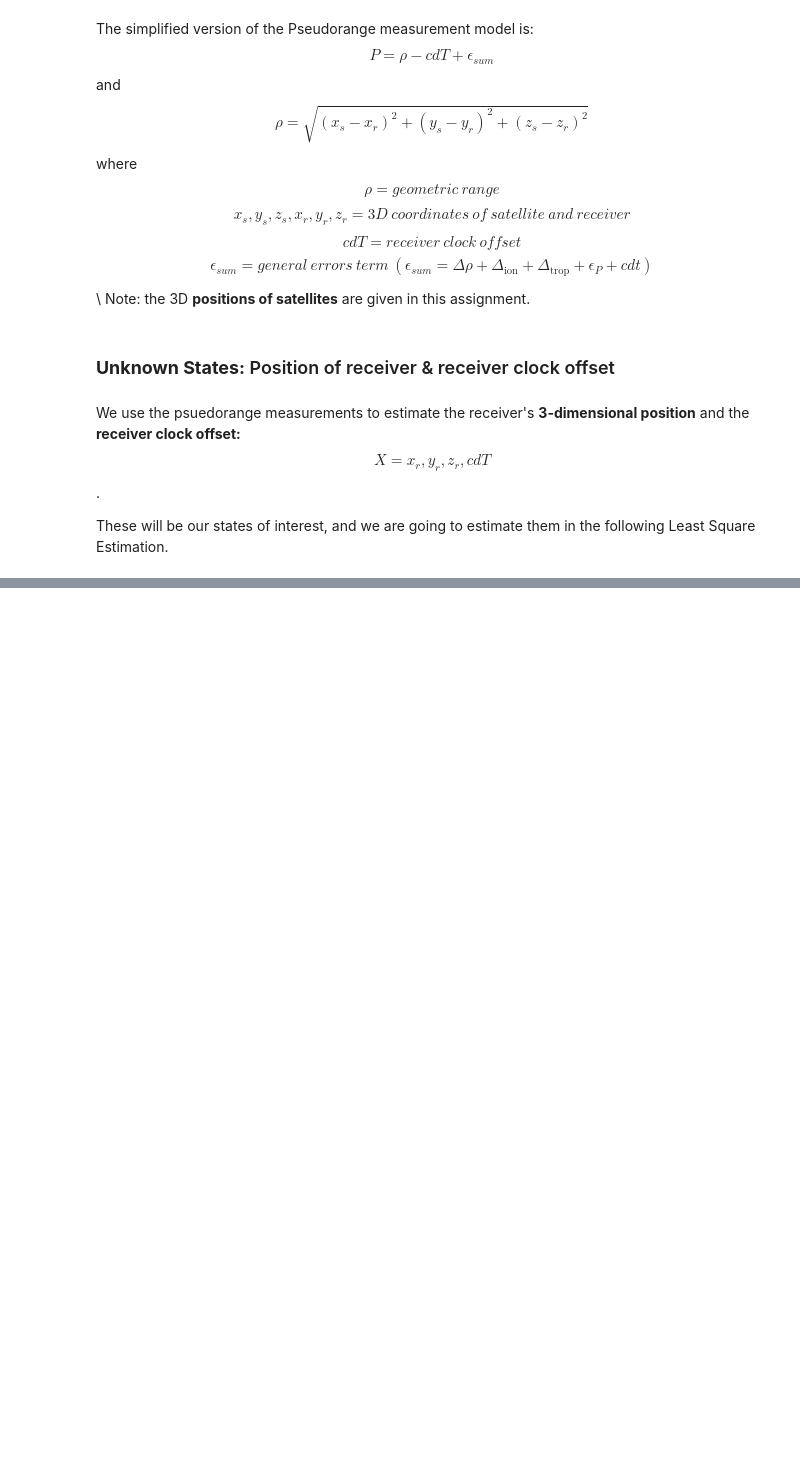
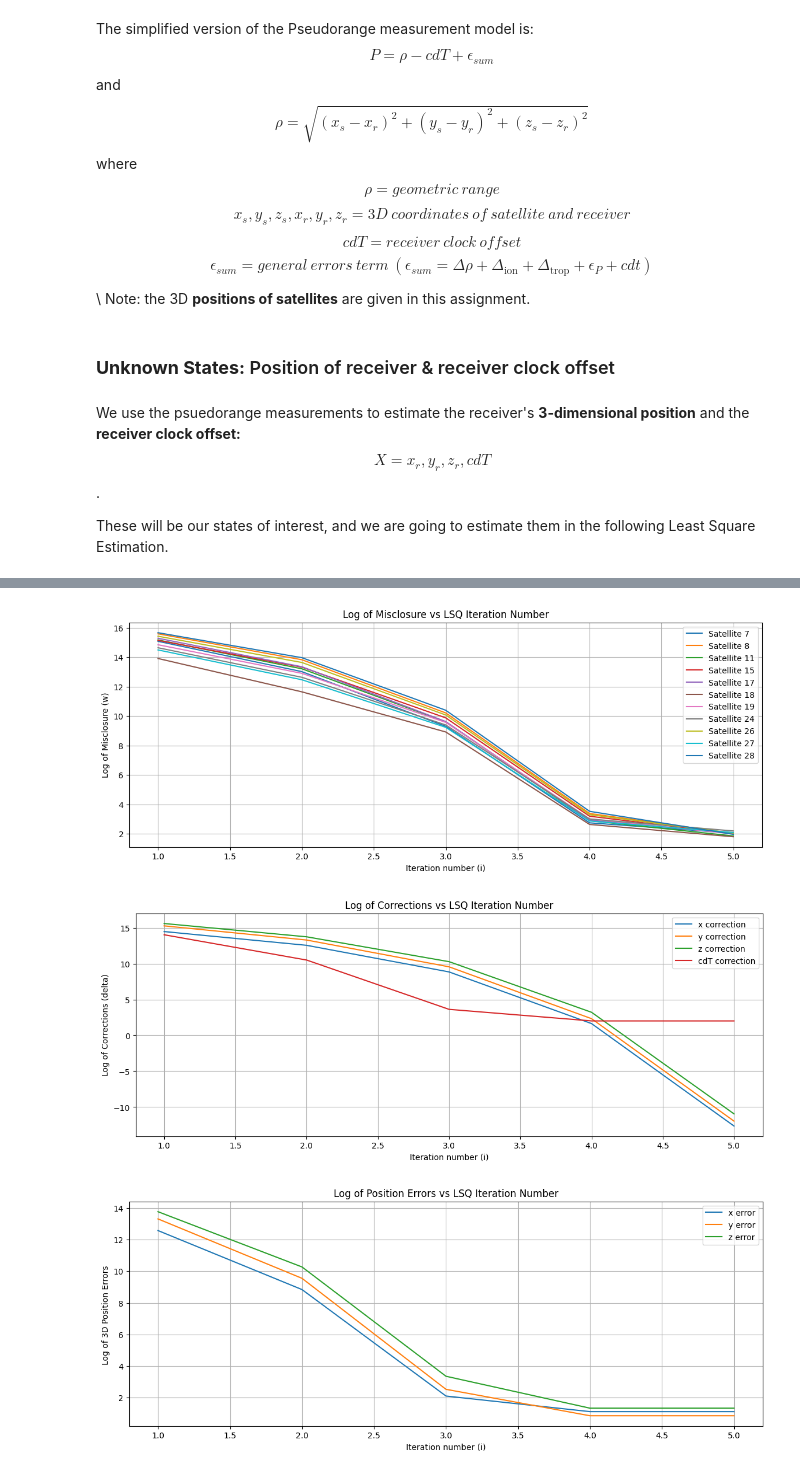
Before and after one commit to jasleenbadhesha/engg680_2024_fall, a Jupyter notebook: Lab_Assignment2/Assignment2.ipynb, the cells around one changed output, grey strips where cells are left out. Drawn from its saved outputs; the diff is of its cells as text; code cells hidden in the pictures; blank space fills up the shorter version.

```diff
--- a/Lab_Assignment2/Assignment2.ipynb
+++ b/Lab_Assignment2/Assignment2.ipynb
@@ -408,8 +435,24 @@ def euclidean_norm(receiver_pos, satellite_pos):
 # the function should return an two-dimensional array which represents the design matrix A
 # (2 marks)
 def design_matrix(r_pos, s_pos, rho):
-  #...
-  return A
+
+    c1= np.zeros((11,1))
+    c2= np.zeros((11,1))
+    c3= np.zeros((11,1))
+    c4= np.ones((11,1)) * -1
+
+    for k in range(11):
+        c1[k-1] = (r_pos[0,0]-s_pos[k-1,0])/(rho[k-1])
+        c2[k-1] = (r_pos[0,1]-s_pos[k-1,1])/(rho[k-1])
+        c3[k-1] = (r_pos[0,2]-s_pos[k-1,2])/(rho[k-1])
+
+    A = np.hstack((c1,c2,c3,c4))
+
+    return A
+
+# rho = euclidean_norm(x_hat, sat_pos)
+# A=design_matrix(x_hat[0:3], sat_pos, rho)
+# A
 # %%
 # step 9
 # start the iteration for the LSE (11 marks in total)
@@ -623,0 +567,56 @@ after the LSE convergence to the console.
+# %%
+# step 12
+# Using the imported matplotlib, plot the following (3 marks in total). Make sure to include proper axes information, legend, grid lines and title.
+
+# step 12
+# Using the imported matplotlib, plot the following (3 marks in total). Make sure to include proper axes information, legend, grid lines and title.
+
+# 1. Plot log of the misclosure w against the LSQ iteration number i
+# (1 marks)
+fig, ax=plt.subplots(nrows=1, ncols =1, figsize=(14,5))
+
+plt.plot(arr_i, np.log(np.abs(arr_w)), label=["Satellite 7", "Satellite 8", "Satellite 11", "Satellite 15", "Satellite 17", "Satellite 18", "Satellite 19", "Satellite 24", "Satellite 26", "Satellite 27", "Satellite 28"],)
+
+#the miscolsure of the norm must be calculated first
+
+#creating the plot itself, giving the plot, and axes titles
+plt.xlabel('Iteration number (i)')
+plt.ylabel('Log of Misclosure (w)')
+plt.title('Log of Misclosure vs LSQ Iteration Number')
+ax.grid(True)
+plt.legend()
+plt.show()
+
+# 2. Plot log of the corrections delta against the LSQ iteration number i
+# (1 marks)
+
+fig, ax=plt.subplots(nrows=1, ncols =1, figsize=(14,5))
+
+#we must first compute the norms of corrections for each iteration
+# norm_delta = [np.linalg.norm(d[:3]) for d in arr_delta]
+#creating the plot itself and naming plot and the axes labels
+
+plt.plot(arr_i, np.log(np.abs(arr_delta)), label=["x correction", "y correction", "z correction", "cdT correction"],)
+plt.xlabel('Iteration number (i)')
+plt.ylabel('Log of Corrections (delta)')
+plt.title('Log of Corrections vs LSQ Iteration Number')
+plt.grid(True)
+plt.legend()
+plt.show()
+
+# 3. Plot log of the 3D position errors against the LSQ iteration number i
+# (1 marks)
+
+fig, ax=plt.subplots(nrows=1, ncols =1, figsize=(14,5))
+plt.plot(arr_i, np.log(np.abs(arr_err_pos)), label=["x error", "y error", "z error"], linestyle= '-')
+plt.xlabel('Iteration number (i)')
+plt.ylabel('Log of 3D Position Errors ')
+plt.title('Log of Position Errors vs LSQ Iteration Number')
+
+plt.grid(True)
+plt.legend()
+plt.show()
+# %% [output]
+[figure, added]
+[figure, added]
+[figure, added]
```
Also changed, not shown: parts of 17 cells of this notebook.
